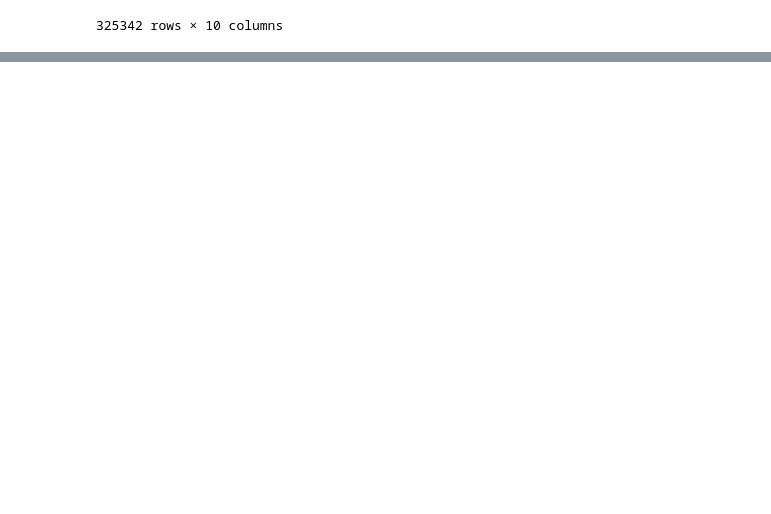
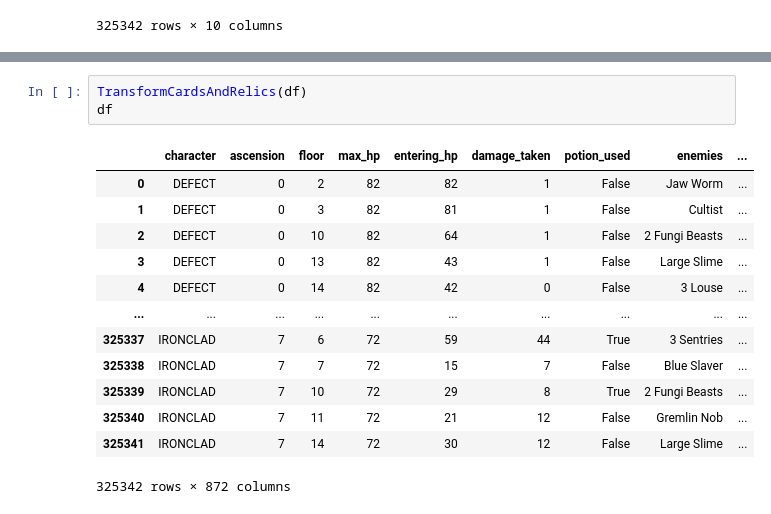
Before and after one commit to AlvaroImporta/Slay-the-Spire-Predictor, a Jupyter notebook: Machine_learning/Load_data/create_dataset.ipynb, the cells around one changed output, grey strips where cells are left out. Cells and saved outputs as stored; diff of their text form; blank space fills up the shorter version.

```diff
--- a/Machine_learning/Load_data/create_dataset.ipynb
+++ b/Machine_learning/Load_data/create_dataset.ipynb
@@ -160,0 +184,17 @@ df.to_csv("DataSet_Completo.csv")
+# %%
+TransformCardsAndRelics(df)
+df
+# %% [output]
+|  | character | ascension | floor | max_hp | entering_hp | damage_taken | potion_used | enemies | ... |
+| 0 | DEFECT | 0 | 2 | 82 | 82 | 1 | False | Jaw Worm | ... |
+| 1 | DEFECT | 0 | 3 | 82 | 81 | 1 | False | Cultist | ... |
+| 2 | DEFECT | 0 | 10 | 82 | 64 | 1 | False | 2 Fungi Beasts | ... |
+| 3 | DEFECT | 0 | 13 | 82 | 43 | 1 | False | Large Slime | ... |
+| 4 | DEFECT | 0 | 14 | 82 | 42 | 0 | False | 3 Louse | ... |
+| ... | ... | ... | ... | ... | ... | ... | ... | ... | ... |
+| 325337 | IRONCLAD | 7 | 6 | 72 | 59 | 44 | True | 3 Sentries | ... |
+| 325338 | IRONCLAD | 7 | 7 | 72 | 15 | 7 | False | Blue Slaver | ... |
+| 325339 | IRONCLAD | 7 | 10 | 72 | 29 | 8 | True | 2 Fungi Beasts | ... |
+| 325340 | IRONCLAD | 7 | 11 | 72 | 21 | 12 | False | Gremlin Nob | ... |
+| 325341 | IRONCLAD | 7 | 14 | 72 | 30 | 12 | False | Large Slime | ... |
+325342 rows × 872 columns
```
Also changed, not shown: parts of 8 cells of this notebook, 1 other file.
